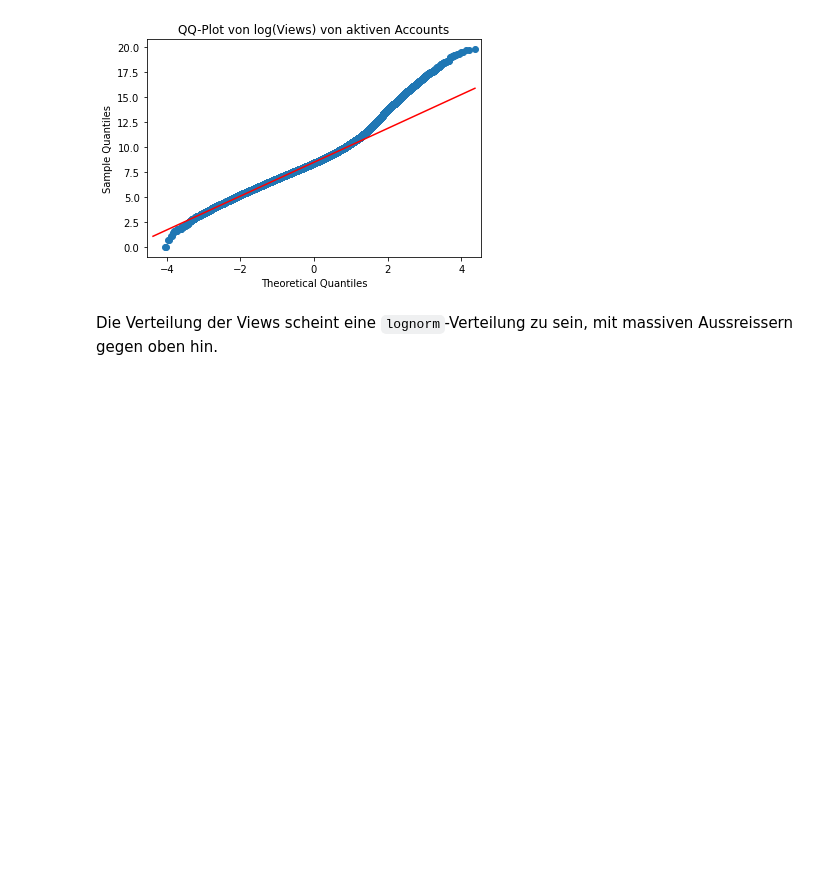
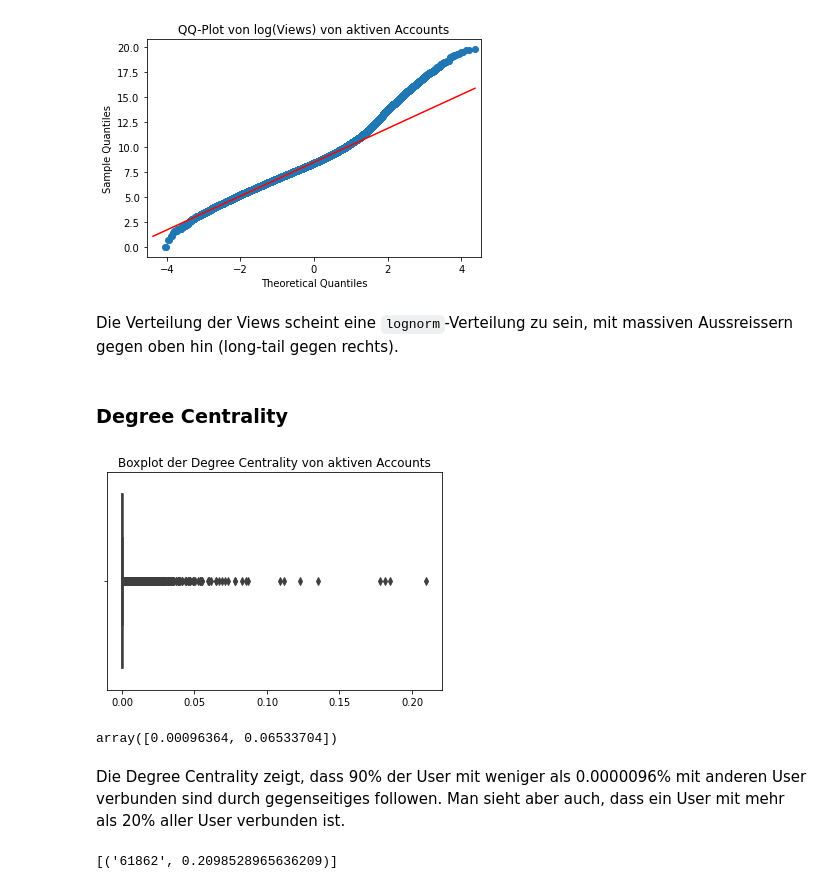
Before and after one commit to kenfus/SAN, a Jupyter notebook: main.ipynb, the cells around one changed output. Drawn from its saved outputs; the diff is of its cells as text; code cells hidden in the pictures; blank space fills up the shorter version.

```diff
--- a/main.ipynb
+++ b/main.ipynb
@@ -313,4 +313,26 @@ plt.show()
 # %% [output]
 [figure]
 # %% [markdown]
-Die Verteilung der Views scheint eine `lognorm`-Verteilung zu sein, mit massiven Aussreissern gegen oben hin.
+Die Verteilung der Views scheint eine `lognorm`-Verteilung zu sein, mit massiven Aussreissern gegen oben hin (long-tail gegen rechts).
+# %% [markdown]
+### Degree Centrality
+# %%
+# Degree Centrality
+degree_centrality = nx.degree_centrality(G)
+sns.boxplot(x=list(degree_centrality.values()))
+plt.title('Boxplot der Degree Centrality von aktiven Accounts')
+plt.show()
+# %% [output]
+[figure, added]
+# %%
+np.quantile(list(degree_centrality.values()), [0.90, 0.9999])
+# %% [output]
+array([0.00096364, 0.06533704])
+# %% [markdown]
+Die Degree Centrality zeigt, dass 90% der User mit weniger als 0.0000096% mit anderen User verbunden sind durch gegenseitiges followen. Man sieht aber auch, dass ein User mit mehr als 20% aller User verbunden ist.
+# %%
+# Find the top 10 nodes with the highest degree centrality
+sorted_degree_centrality = sorted(degree_centrality.items(), key=lambda x: x[1], reverse=True)
+sorted_degree_centrality[:1]
+# %% [output]
+[('61862', 0.2098528965636209)]
```
Also changed, not shown: parts of 7 cells of this notebook.
